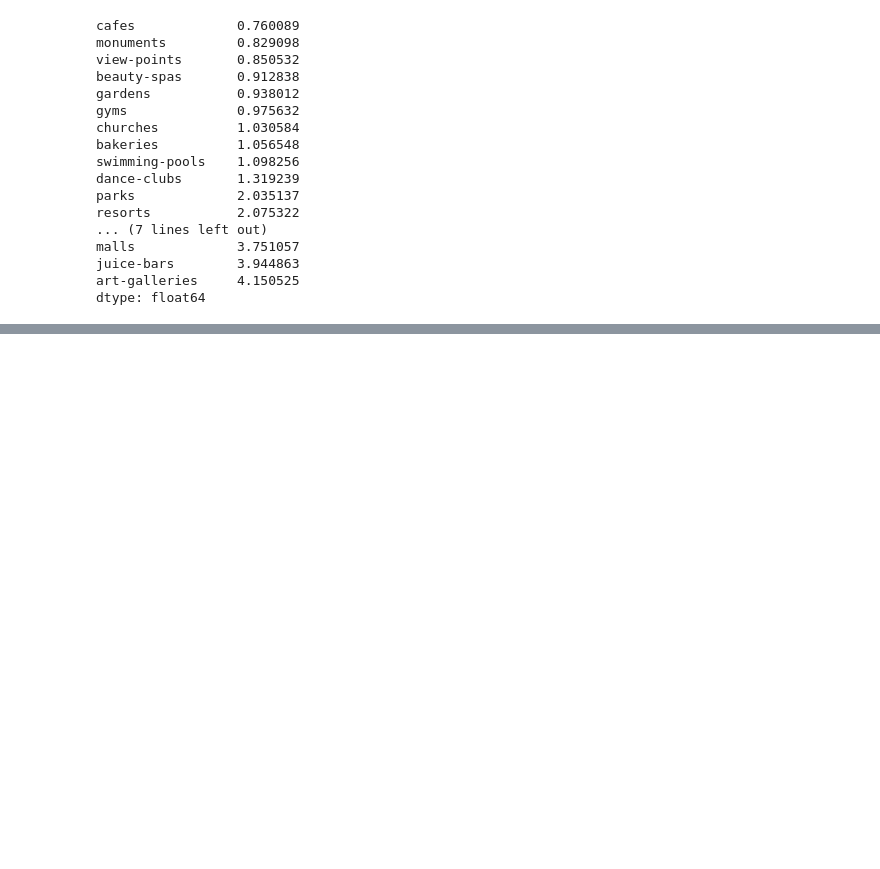
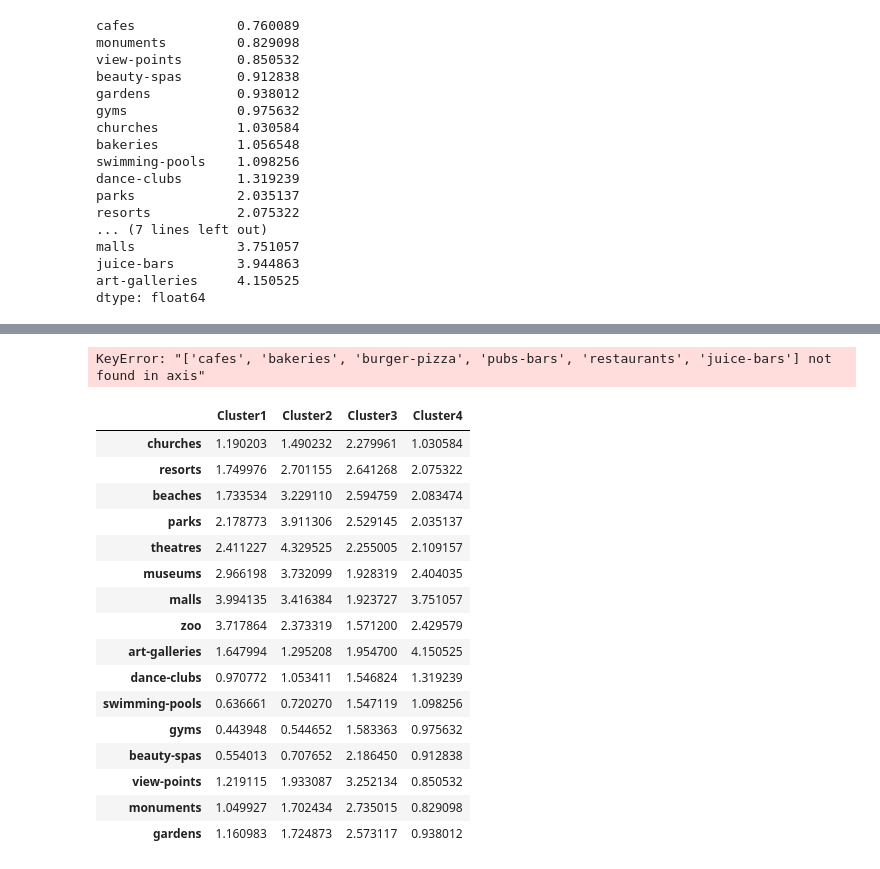
Before and after one commit to juanitacosmica/FinalProject_RoadTrippr, a Jupyter notebook: Cluster_Analysis.ipynb, the cells around one changed output, grey strips where cells are left out. Cells and saved outputs as stored; diff of their text form; code cells hidden in the pictures; blank space fills up the shorter version.

```diff
--- a/Cluster_Analysis.ipynb
+++ b/Cluster_Analysis.ipynb
@@ -154,0 +184,39 @@ dtype: float64
+# %%
+df2 = df2.drop(['cafes', 'bakeries','burger-pizza','pubs-bars','restaurants','juice-bars'], axis=1, inplace=True)
+# %% [output]
+KeyError: "['cafes', 'bakeries', 'burger-pizza', 'pubs-bars', 'restaurants', 'juice-bars'] not found in axis"
+# %%
+# Get Cluster value tables
+c1 = df2.loc[df2['Clusters4'] == 0]
+c1 = c1.drop('Clusters4', 1)
+c2 = df2.loc[df2['Clusters4'] == 1]
+c2 = c2.drop('Clusters4', 1)
+c3 = df2.loc[df2['Clusters4'] == 2]
+c3 = c3.drop('Clusters4', 1)
+c4 = df2.loc[df2['Clusters4'] == 3]
+c4 = c4.drop('Clusters4', 1)
+# %%
+frames2 = [c1.mean(), c2.mean(), c3.mean(), c4.mean()]
+multi_mean2 = pd.concat([c1.mean(), c2.mean(),c3.mean(),c4.mean()], axis=1)
+# %%
+multi_mean2.rename(columns={0: 'Cluster1', 1: 'Cluster2',2: 'Cluster3', 3: 'Cluster4'}, inplace=True)
+# %%
+multi_mean2
+# %% [output]
+|  | Cluster1 | Cluster2 | Cluster3 | Cluster4 |
+| churches | 1.190203 | 1.490232 | 2.279961 | 1.030584 |
+| resorts | 1.749976 | 2.701155 | 2.641268 | 2.075322 |
+| beaches | 1.733534 | 3.229110 | 2.594759 | 2.083474 |
+| parks | 2.178773 | 3.911306 | 2.529145 | 2.035137 |
+| theatres | 2.411227 | 4.329525 | 2.255005 | 2.109157 |
+| museums | 2.966198 | 3.732099 | 1.928319 | 2.404035 |
+| malls | 3.994135 | 3.416384 | 1.923727 | 3.751057 |
+| zoo | 3.717864 | 2.373319 | 1.571200 | 2.429579 |
+| art-galleries | 1.647994 | 1.295208 | 1.954700 | 4.150525 |
+| dance-clubs | 0.970772 | 1.053411 | 1.546824 | 1.319239 |
+| swimming-pools | 0.636661 | 0.720270 | 1.547119 | 1.098256 |
+| gyms | 0.443948 | 0.544652 | 1.583363 | 0.975632 |
+| beauty-spas | 0.554013 | 0.707652 | 2.186450 | 0.912838 |
+| view-points | 1.219115 | 1.933087 | 3.252134 | 0.850532 |
+| monuments | 1.049927 | 1.702434 | 2.735015 | 0.829098 |
+| gardens | 1.160983 | 1.724873 | 2.573117 | 0.938012 |
```
Also changed, not shown: parts of 7 cells of this notebook.
